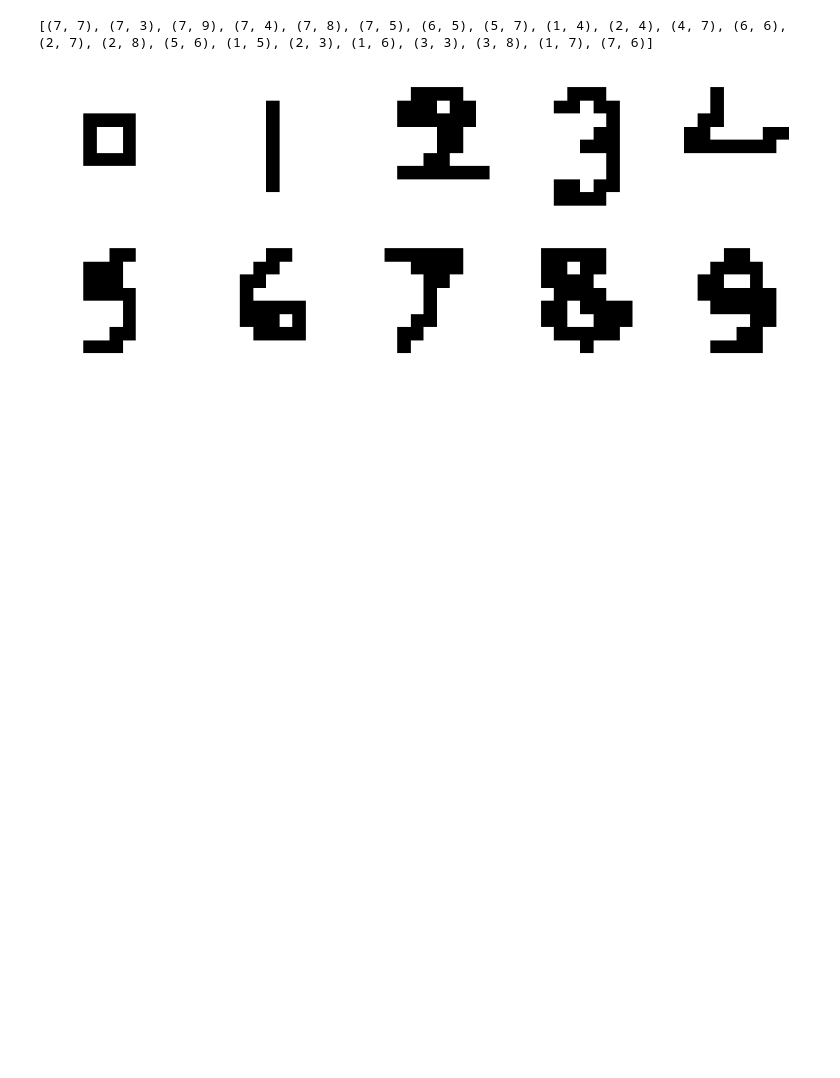
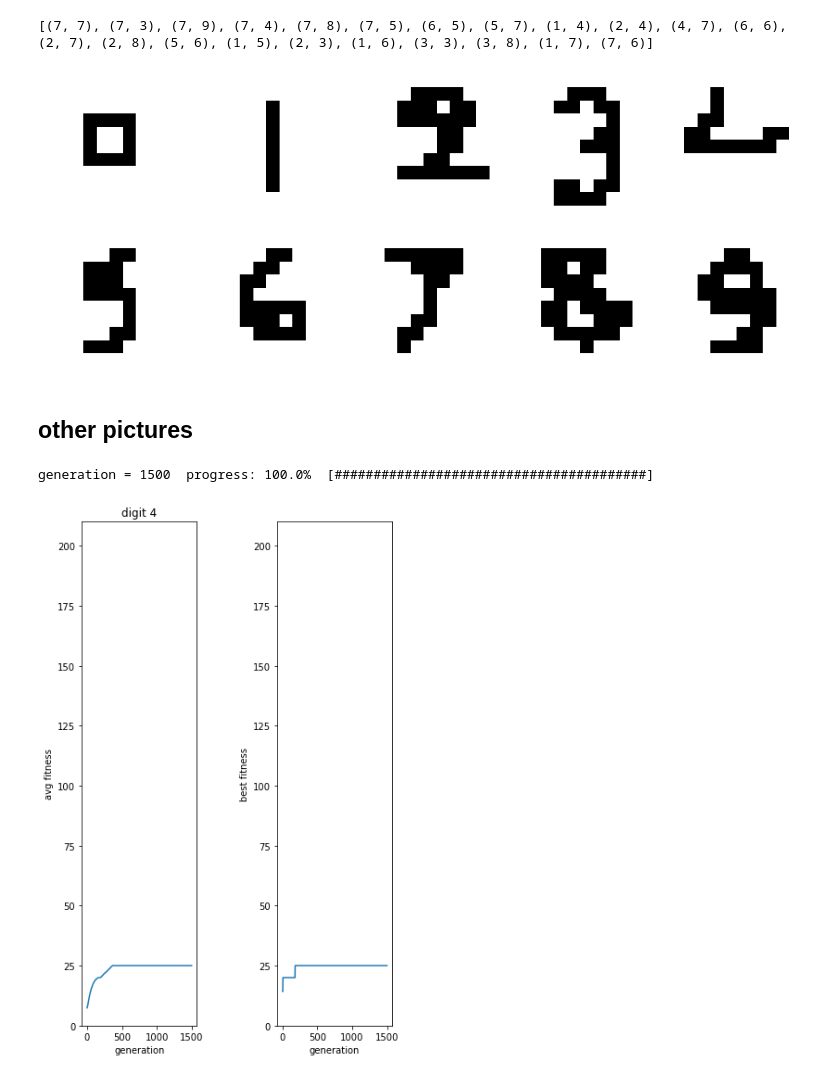
Before and after one commit to ph504/ABB_handwriter, a Jupyter notebook: offline_processing/PathGen_Evolutionary.ipynb, the cells around one changed output. Drawn from its saved outputs; the diff is of its cells as text; code cells hidden in the pictures; blank space fills up the shorter version.

```diff
--- a/offline_processing/PathGen_Evolutionary.ipynb
+++ b/offline_processing/PathGen_Evolutionary.ipynb
@@ -95,7 +92,7 @@ ea.DIGIT=0
 ea.P_MUTATION = 0.8
 ea.P_CROSSOVER = 1.0
 ea.POPULATION_SIZE = 500
-ea.MAX_NUM_OF_GEN = 5000
+ea.MAX_NUM_OF_GEN = 1500
 # %% [markdown]
 ### Training for separate digits
 # %%
@@ -197,3 +194,39 @@ for i in range(len(sol_num)):
 # %%
 for i in range(ppg.NO_DIGITS):
     df[i].to_csv('..\\data\\pathgen out\\path_Num_ea_'+str(i)+'.csv')
+# %% [markdown]
+## other pictures
+# %%
+fig = plt.figure(figsize=(6,10))
+fig.subplots_adjust(wspace=0.7)
+ea.DIGIT=4
+(generation_profile,
+avg_fitness_profile,
+best_fitness_profile,
+best_ind_pheno_profile) = ea.train_evolve(mutation=ea.swap_mutation,
+            crossover=ea.edge_recombination,
+            parent_sel=ea.from_population_best_parents_select,
+            get_parents_pair_method=ea.get_parents_pair_nodup,
+            population_sel=ea.best_population_select,
+            population_init=ea.population_init,
+            population_terminate=ea.population_terminate,
+            vertices=sequence_num,
+            desired_pheno=new_img,
+            fitness_func=ea.fitness_func,
+            geno2pheno=ea.geno2pheno)
+
+plt.subplot(1,2,1)
+plt.plot(generation_profile,avg_fitness_profile)
+plt.title('digit '+str(ea.DIGIT))
+plt.ylabel('avg fitness')
+plt.xlabel('generation')
+plt.ylim(0,210);
+
+plt.subplot(1,2,2)
+plt.plot(generation_profile,best_fitness_profile)
+plt.ylabel('best fitness')
+plt.xlabel('generation')
+plt.ylim(0,210);
+# %% [output]
+generation = 1500  progress: 100.0%  [########################################]
+[figure, added]
```
Also changed, not shown: parts of 3 cells of this notebook, 7 other files.
